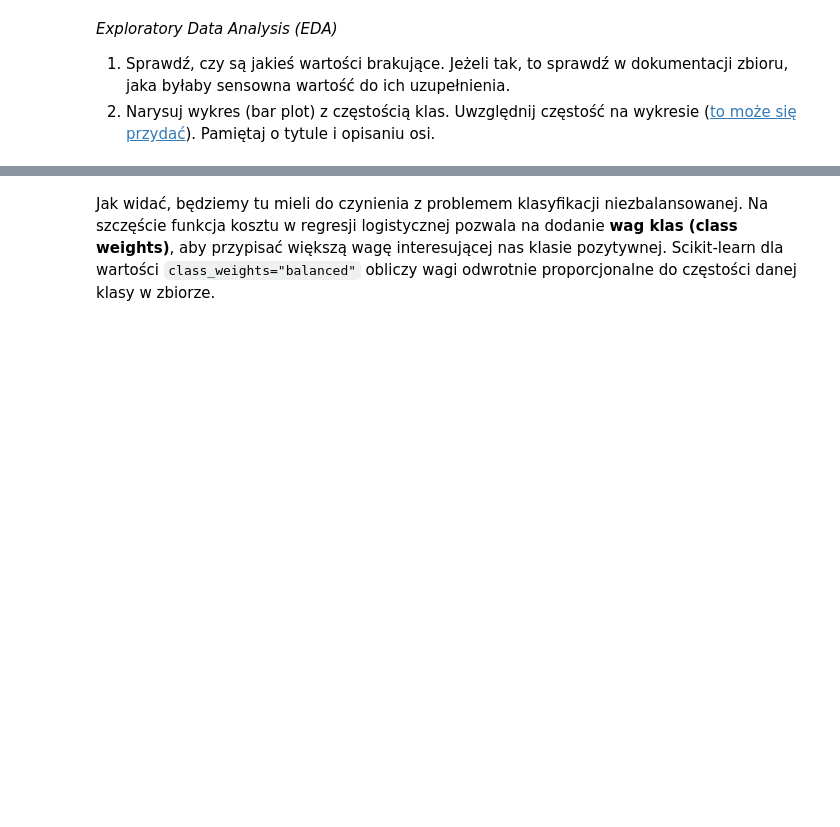
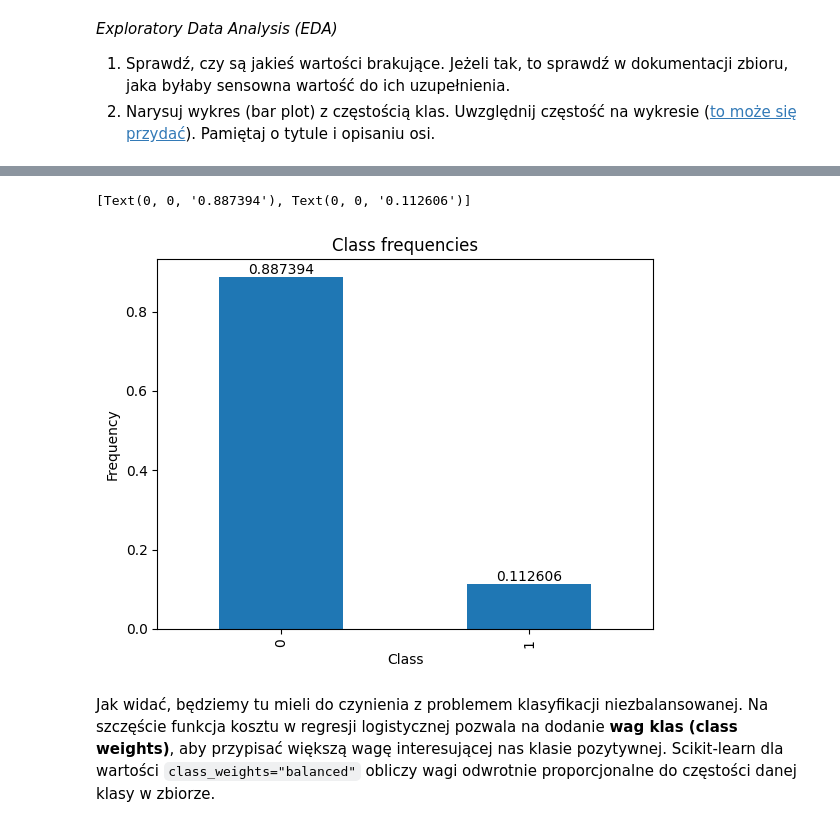
Before and after one commit to DEFALT314/sztuczna-inteligencja, a Jupyter notebook: lab1/lab_1.ipynb, the cells around one changed output, grey strips where cells are left out. Drawn from its saved outputs; the diff is of its cells as text; code cells hidden in the pictures; blank space fills up the shorter version.

```diff
--- a/lab1/lab_1.ipynb
+++ b/lab1/lab_1.ipynb
@@ -1160,3 +1207,12 @@ y = y.astype({"y": np.int64})
+# %%
+ax = y.value_counts(normalize=True).plot.bar()
+ax.set_ylabel("Frequency")
+ax.set_xlabel("Class")
+ax.set_title("Class frequencies")
+ax.bar_label(ax.containers[0])
+# %% [output]
+[Text(0, 0, '0.887394'), Text(0, 0, '0.112606')]
+[figure, added]
 # %% [markdown]
 Jak widać, będziemy tu mieli do czynienia z problemem klasyfikacji niezbalansowanej. Na szczęście funkcja kosztu w regresji logistycznej pozwala na dodanie **wag klas (class weights)**, aby przypisać większą wagę interesującej nas klasie pozytywnej. Scikit-learn dla wartości `class_weights="balanced"` obliczy wagi odwrotnie proporcjonalne do częstości danej klasy w zbiorze.
 # %% [markdown]
```
Also changed, not shown: parts of 34 cells of this notebook.
